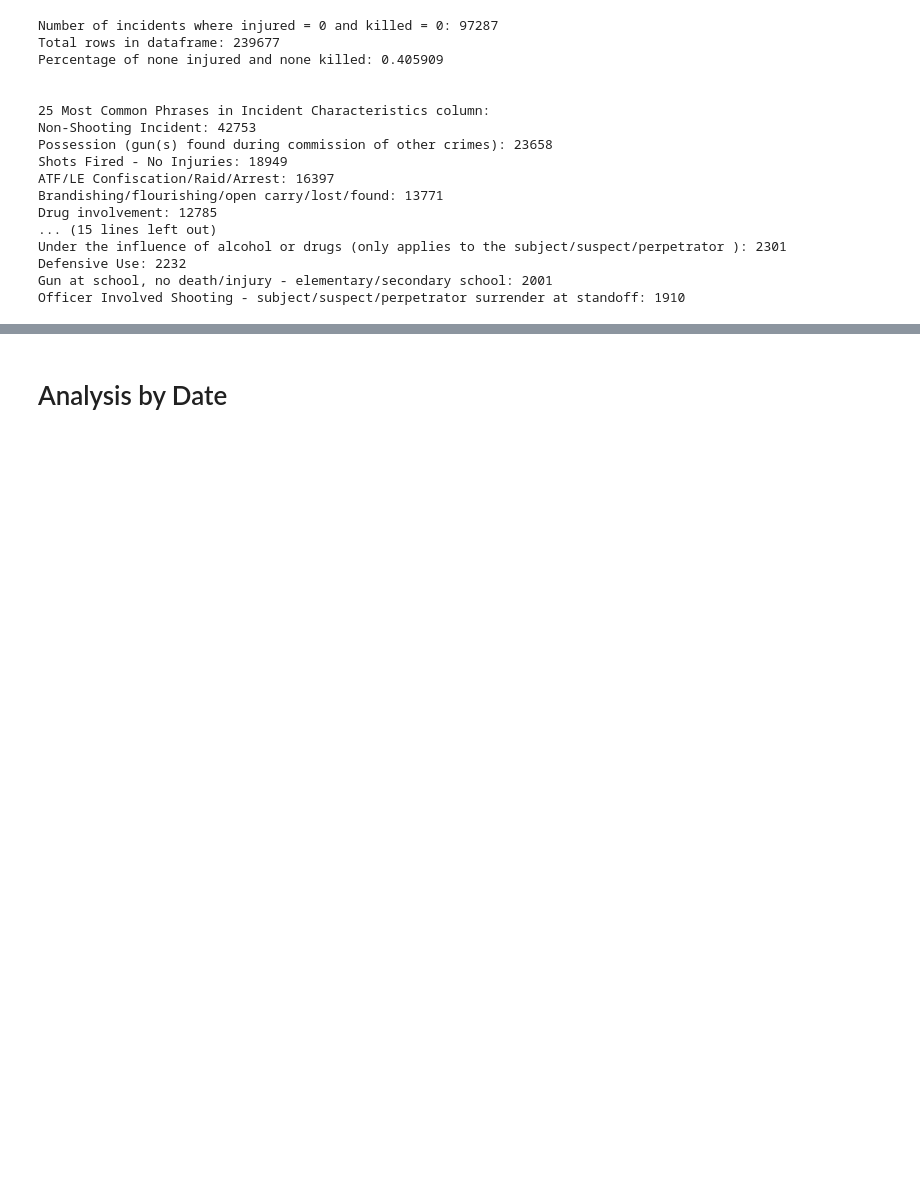
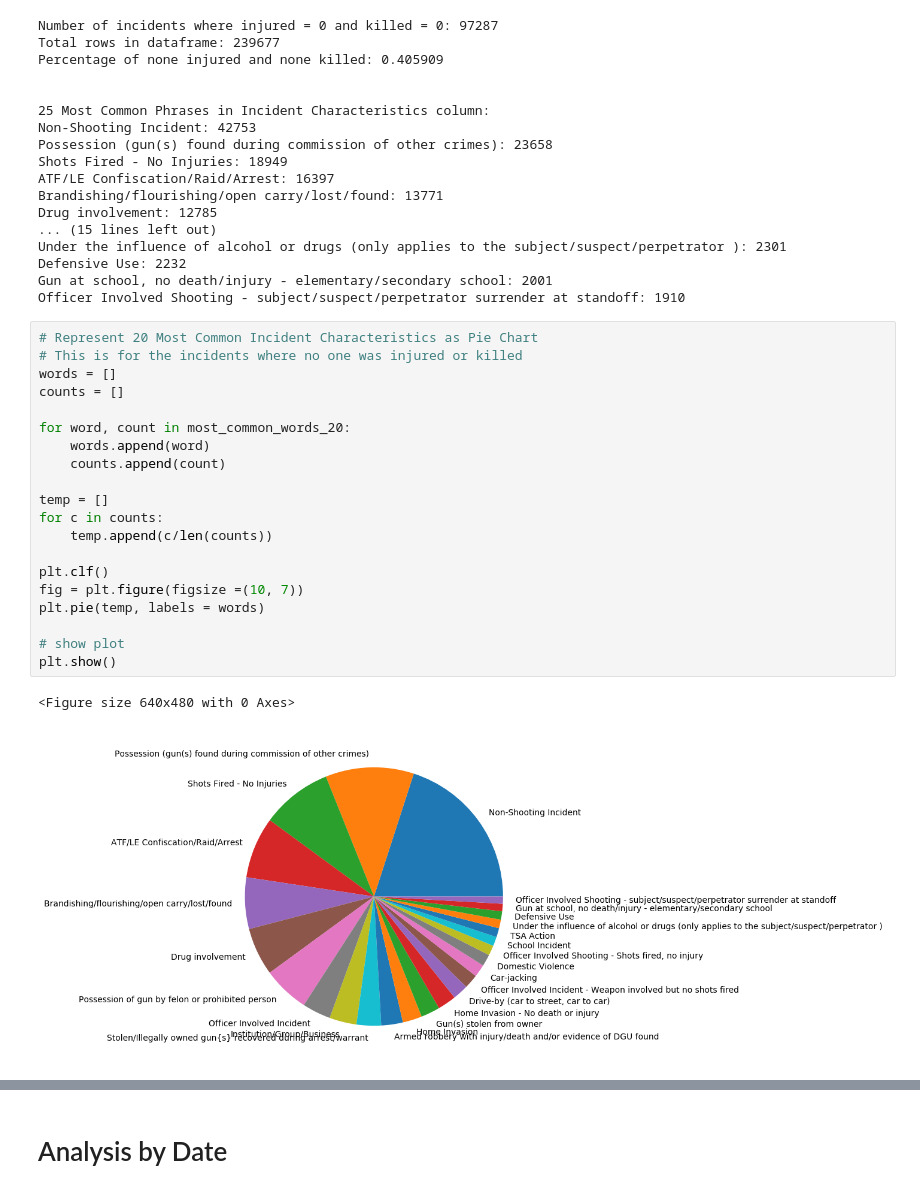
Before and after one commit to vivianndo/ads508_gunviolence, a Jupyter notebook: project.ipynb, the cells around one changed output, grey strips where cells are left out. Saved outputs shown, nothing was run; the diff lists cells and outputs as text; blank space fills up the shorter version.

Commit message:
Participant Related Columns + New Incident Characteristics Pie Chart

```diff
--- a/project.ipynb
+++ b/project.ipynb
@@ -897,6 +834,29 @@ Under the influence of alcohol or drugs (only applies to the subject/suspect/per
 Defensive Use: 2232
 Gun at school, no death/injury - elementary/secondary school: 2001
 Officer Involved Shooting - subject/suspect/perpetrator surrender at standoff: 1910
+# %%
+# Represent 20 Most Common Incident Characteristics as Pie Chart
+# This is for the incidents where no one was injured or killed
+words = []
+counts = []
+
+for word, count in most_common_words_20:
+    words.append(word)
+    counts.append(count)
+
+temp = []
+for c in counts:
+    temp.append(c/len(counts))
+
+plt.clf()
+fig = plt.figure(figsize =(10, 7))
+plt.pie(temp, labels = words)
+
+# show plot
+plt.show()
+# %% [output]
+<Figure size 640x480 with 0 Axes>
+[figure, added]
 # %%
 # Data Preprocessing - Get ZIP CODE
 # assigns to new 'zipcode' column in dataframe
```
Also changed, not shown: parts of 29 cells of this notebook.
